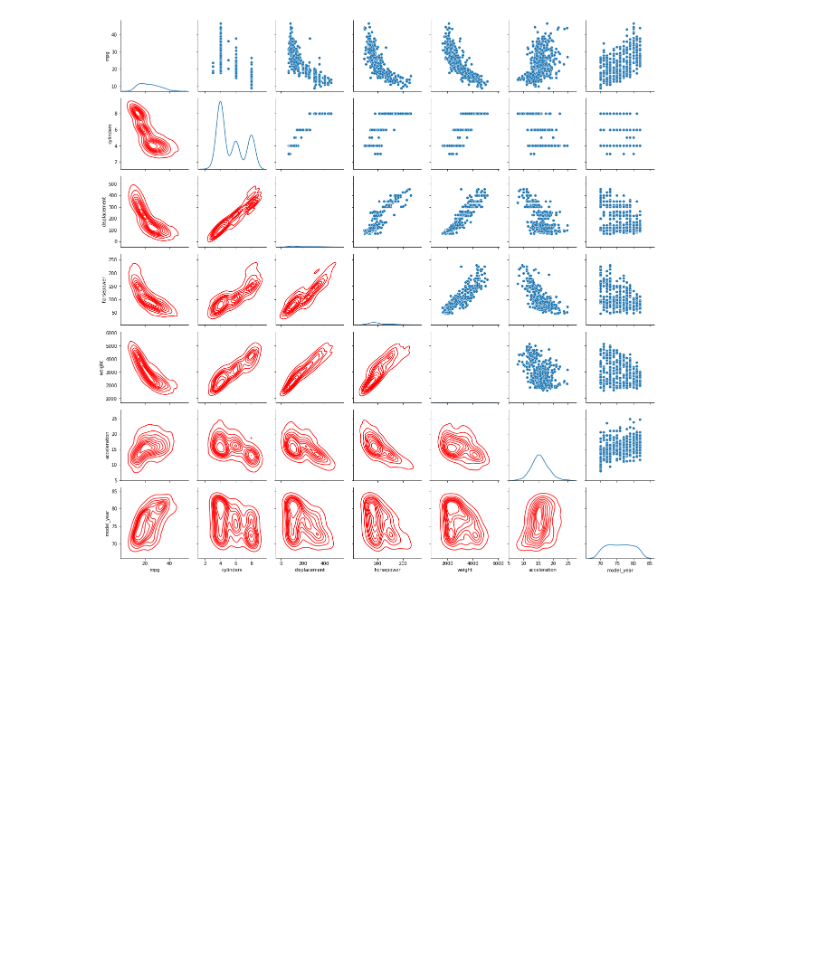
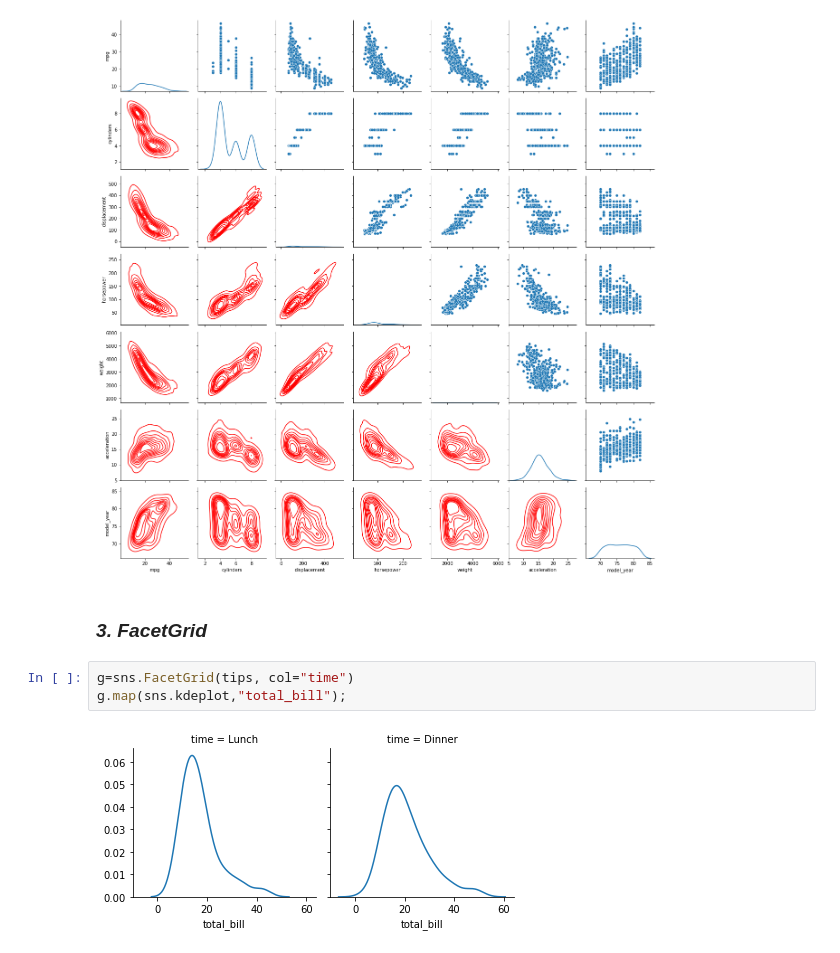
Before and after one commit to Ertugrul-Kurubal/Data-Visualization-With-Python-In-Class, a Jupyter notebook: Seaborn Comparison Plots In Class 1.ipynb, the cells around one changed output. Saved outputs shown, nothing was run; the diff lists cells and outputs as text; blank space fills up the shorter version.

```diff
--- a/Seaborn Comparison Plots In Class 1.ipynb
+++ b/Seaborn Comparison Plots In Class 1.ipynb
@@ -123,3 +123,10 @@ g.map_upper(sns.scatterplot)
 g.map_lower(sns.kdeplot, color="r");
 # %% [output]
 [figure]
+# %% [markdown]
+### *3. FacetGrid*
+# %%
+g=sns.FacetGrid(tips, col="time")
+g.map(sns.kdeplot,"total_bill");
+# %% [output]
+[figure, added]
```
Also changed, not shown: parts of 19 cells of this notebook, 2 other files.
